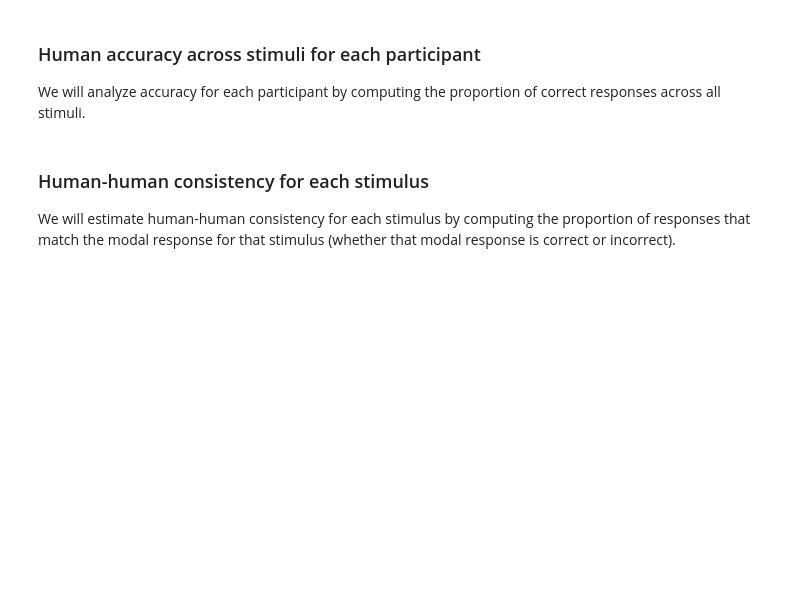
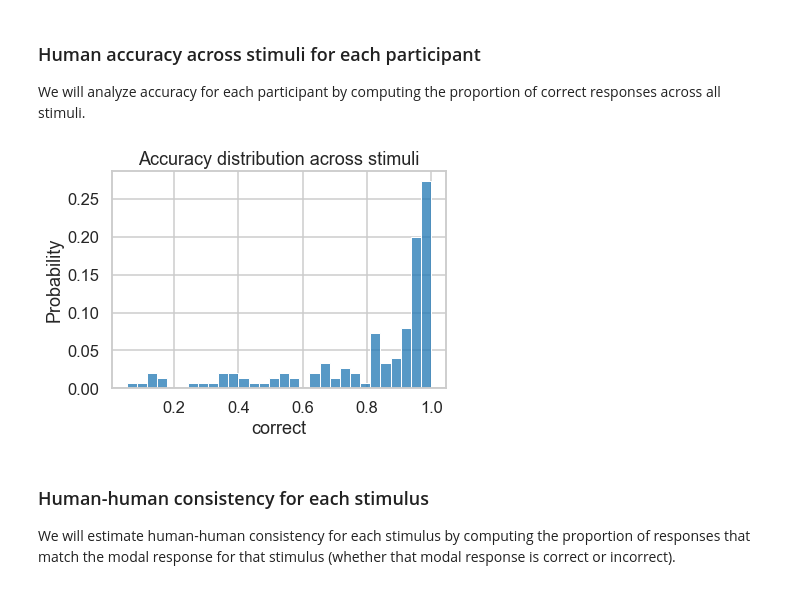
Before and after one commit to cogtoolslab/physics-benchmarking-neurips2021, a Jupyter notebook: analysis/analyze_human_model_behavior.ipynb, the cells around one changed output. Drawn from its saved outputs; the diff is of its cells as text; code cells hidden in the pictures; blank space fills up the shorter version.

```diff
--- a/analysis/analyze_human_model_behavior.ipynb
+++ b/analysis/analyze_human_model_behavior.ipynb
@@ -266,6 +205,12 @@ Dacc = D.groupby('gameID').agg({'correct':np.mean})
 # %% [markdown]
 ### Human accuracy across stimuli for each participant
 We will analyze accuracy for each participant by computing the proportion of correct responses across all stimuli.
+# %%
+Dacc = D.groupby('stim_ID').agg({'correct':np.mean})
+h = sns.histplot(data=Dacc, x='correct', bins=30, stat='probability')
+t = plt.title('Accuracy distribution across stimuli')
+# %% [output]
+[figure, added]
 # %% [markdown]
 ### Human-human consistency for each stimulus
 We will estimate human-human consistency for each stimulus by computing the proportion of responses that match the modal response for that stimulus (whether that modal response is correct or incorrect).
```
Also changed, not shown: parts of 23 cells of this notebook, 1 other file.
